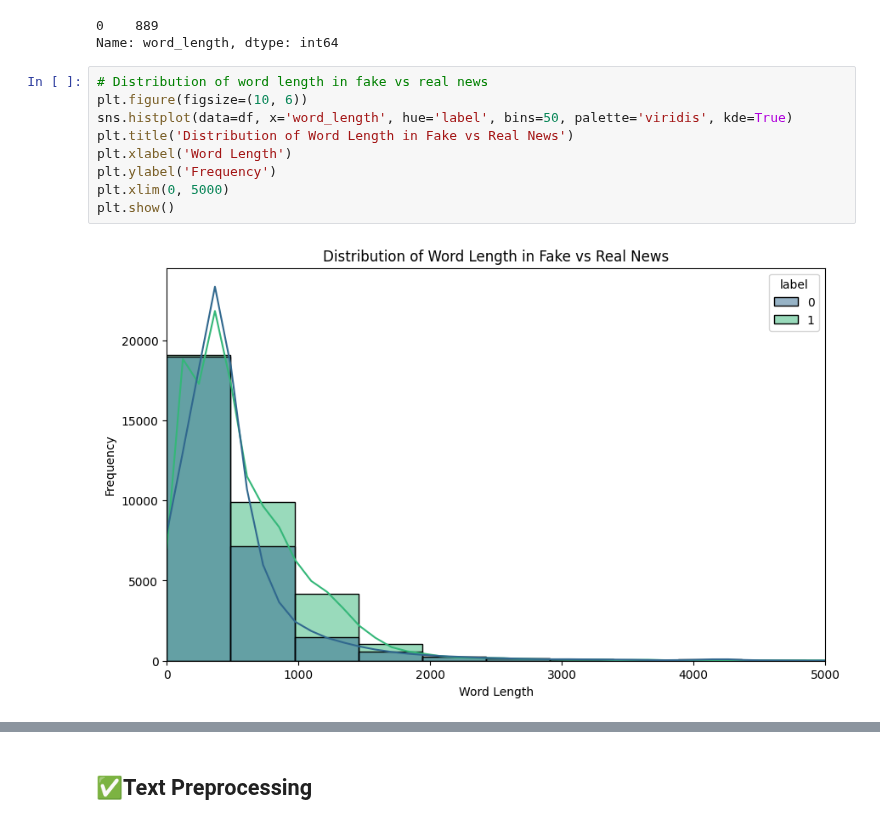
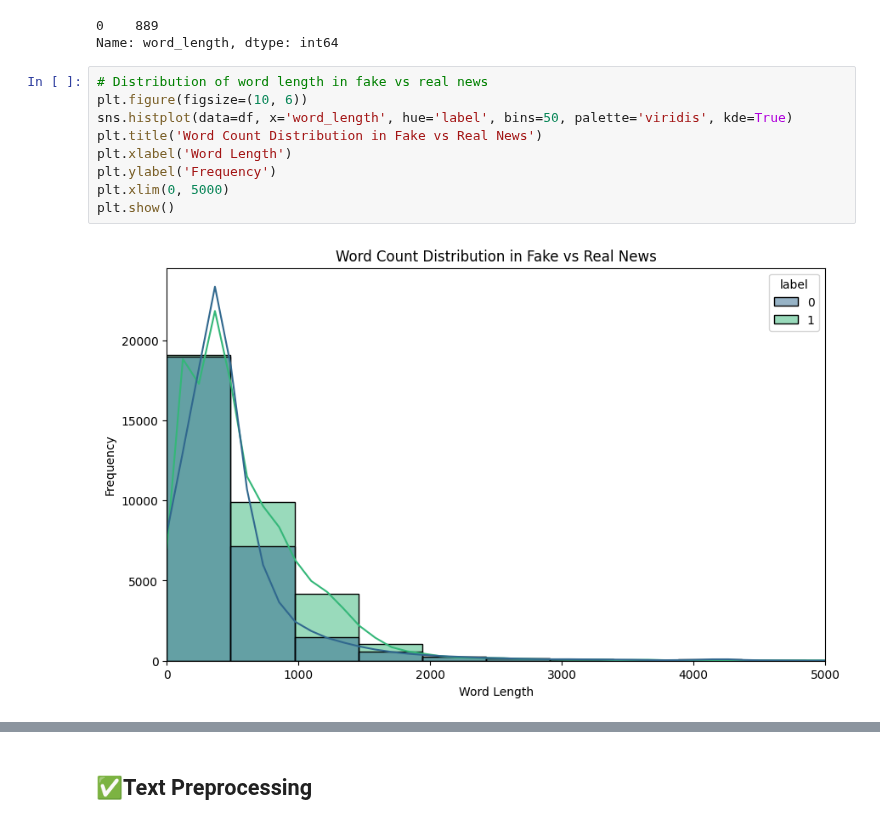
Before and after one commit to Susanta2025-lab/Fatocheck, a Jupyter notebook: notebooks/exploration.ipynb, the cells around one changed output, grey strips where cells are left out. Saved outputs shown, nothing was run; the diff lists cells and outputs as text.

```diff
--- a/notebooks/exploration.ipynb
+++ b/notebooks/exploration.ipynb
@@ -192,14 +192,14 @@ Name: word_length, dtype: int64
 # %%
 # Distribution of word length in fake vs real news
 plt.figure(figsize=(10, 6))
 sns.histplot(data=df, x='word_length', hue='label', bins=50, palette='viridis', kde=True)
-plt.title('Distribution of Word Length in Fake vs Real News')
+plt.title('Word Count Distribution in Fake vs Real News')
 plt.xlabel('Word Length')
 plt.ylabel('Frequency')
 plt.xlim(0, 5000)
 plt.show()
 # %% [output]
-[figure, old version]
+[figure, new version]
 # %%
 # Distribution of character length in fake vs real news
 plt.figure(figsize=(10, 6))
```
Also changed, not shown: parts of 9 cells of this notebook, 2 other files.
